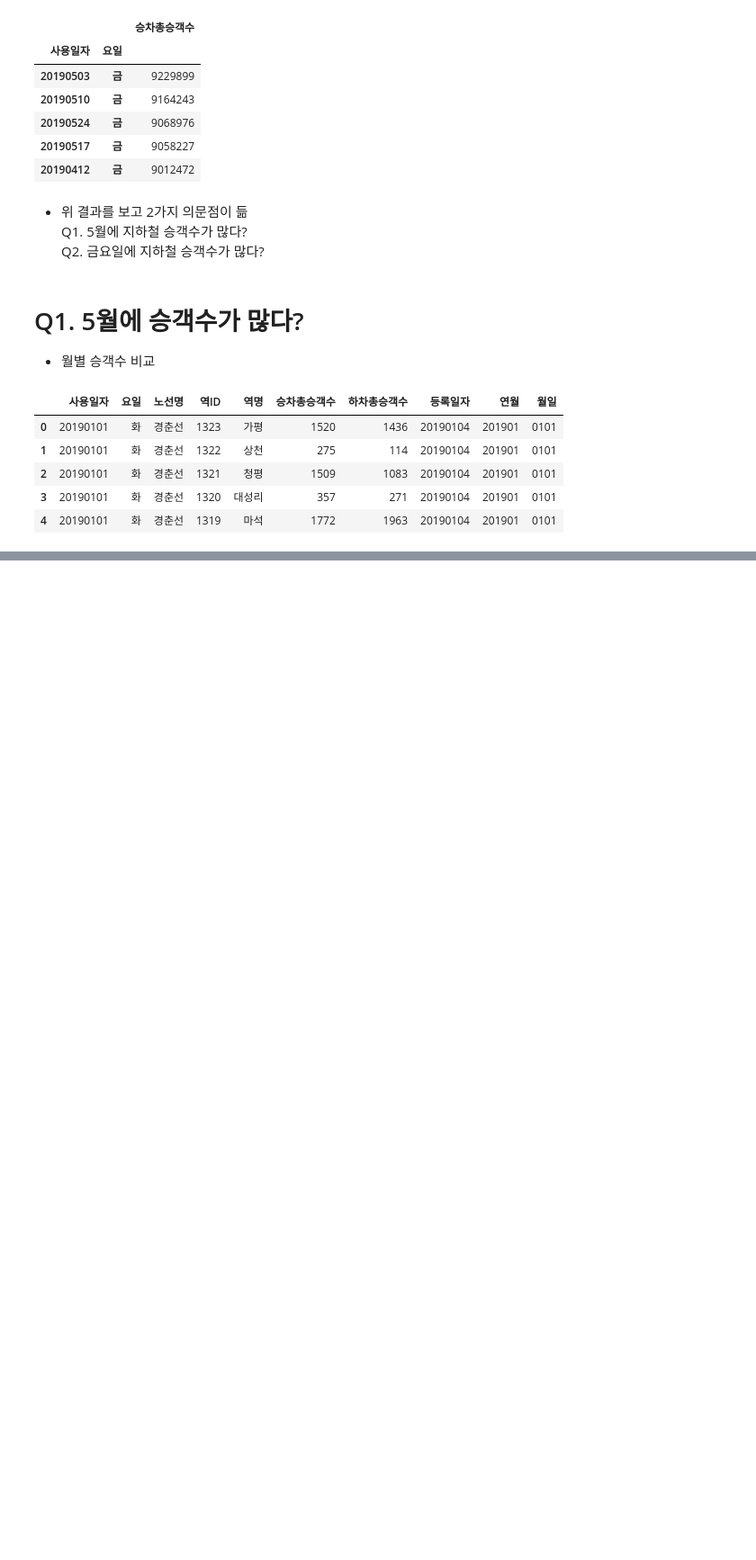
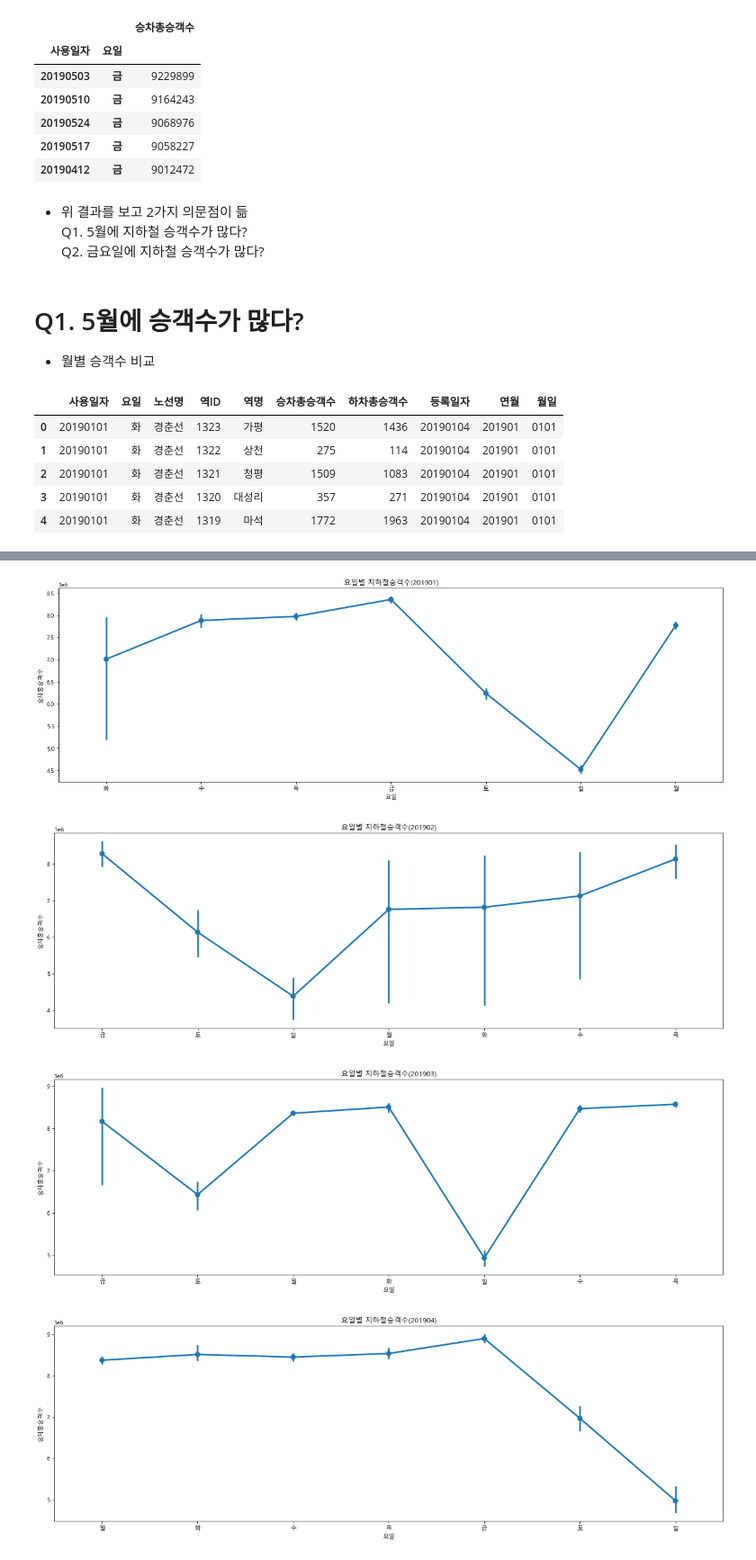
Before and after one commit to psuny1116/Project_by_lecture, a Jupyter notebook: subway analysis.ipynb, the cells around one changed output, grey strips where cells are left out. Shown at 90% size. Drawn from its saved outputs; the diff is of its cells as text; code cells hidden in the pictures; blank space fills up the shorter version.

```diff
--- a/subway analysis.ipynb
+++ b/subway analysis.ipynb
@@ -353,0 +431,19 @@ raw.head()
+# %%
+# 요일별 일자별 그래프 그리기
+
+for yearmonth in raw['연월'].unique():
+    df_selected = raw[raw['연월'] == yearmonth]
+    df_pivot = df_selected.pivot_table(index = ['월일', '요일'],
+                                      values = '승차총승객수', aggfunc = 'sum')
+    df_pivot = df_pivot.reset_index()
+
+    fig,ax = plt.subplots(figsize = (20, 6))
+
+    ax.set_title(f'요일별 지하철승객수({yearmonth})') # 그래프 제목 추가
+
+    sns.pointplot(data = df_pivot, x = '요일', y = '승차총승객수')
+# %% [output]
+[figure, added]
+[figure, added]
+[figure, added]
+[figure, added]
```
Also changed, not shown: parts of 19 cells of this notebook.
